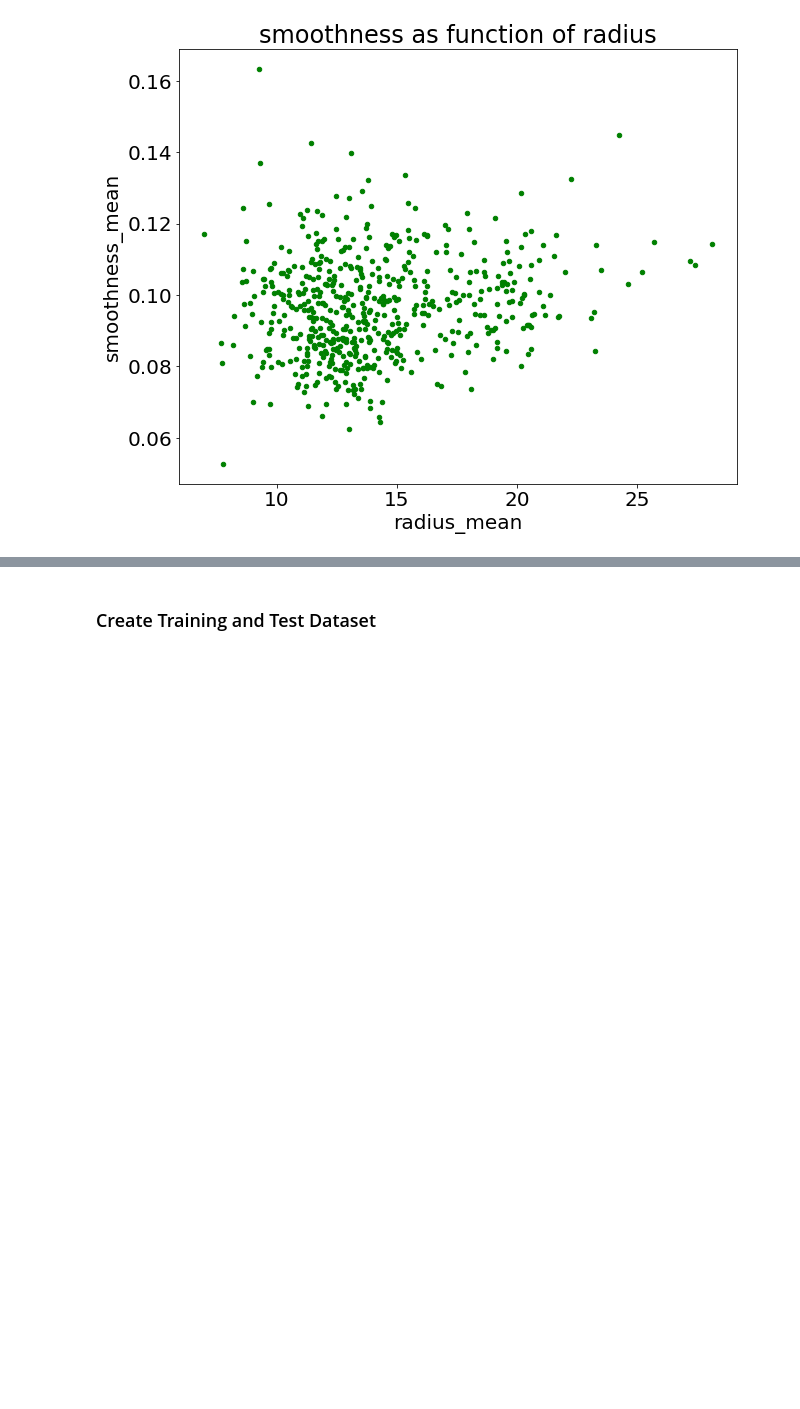
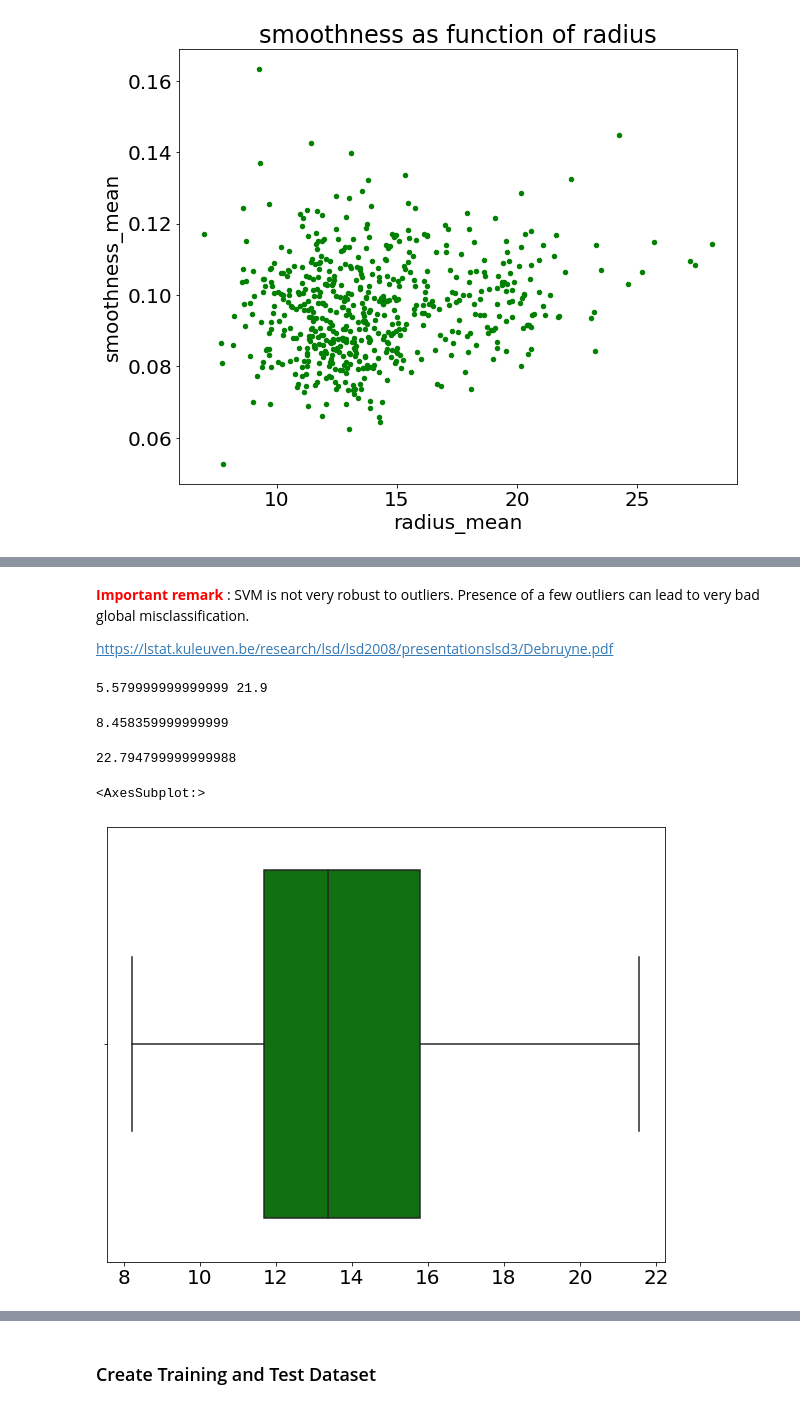
Before and after one commit to lcsrodriguez/intro-ml-assignment, a Jupyter notebook: assignment.ipynb, the cells around one changed output, grey strips where cells are left out. Saved outputs shown, nothing was run; the diff lists cells and outputs as text; code cells hidden in the pictures; blank space fills up the shorter version.

```diff
--- a/assignment.ipynb
+++ b/assignment.ipynb
@@ -522,0 +513,35 @@ df.head()
+# %% [markdown]
+<b style="color: red">Important remark</b> : SVM is not very robust to outliers. Presence of a few outliers can lead to very bad
+global misclassification.
+
+
+https://lstat.kuleuven.be/research/lsd/lsd2008/presentationslsd3/Debruyne.pdf
+# %%
+Q1 = df["radius_mean"].quantile(0.25)
+Q3 = df["radius_mean"].quantile(0.75)
+# Computation of IQR : Interquartile Range
+IQR = Q3 - Q1
+
+alpha = 1.5
+lower_boundary = Q1 - alpha*IQR
+upper_boundary = Q3 + alpha*IQR
+print(lower_boundary, upper_boundary)
+# %% [output]
+5.579999999999999 21.9
+# %%
+from scipy.stats.mstats import winsorize
+
+df["radius_mean"].quantile(0.01)
+# %% [output]
+8.458359999999999
+# %%
+df["radius_mean"].quantile(0.98)
+# %% [output]
+22.794799999999988
+# %%
+new_df_rm = winsorize(df["radius_mean"], (0.01, 0.03))
+new_df_rm
+sns.boxplot(x = new_df_rm, color="green")
+# %% [output]
+<AxesSubplot:>
+[figure, added]
```
Also changed, not shown: parts of 38 cells of this notebook.
